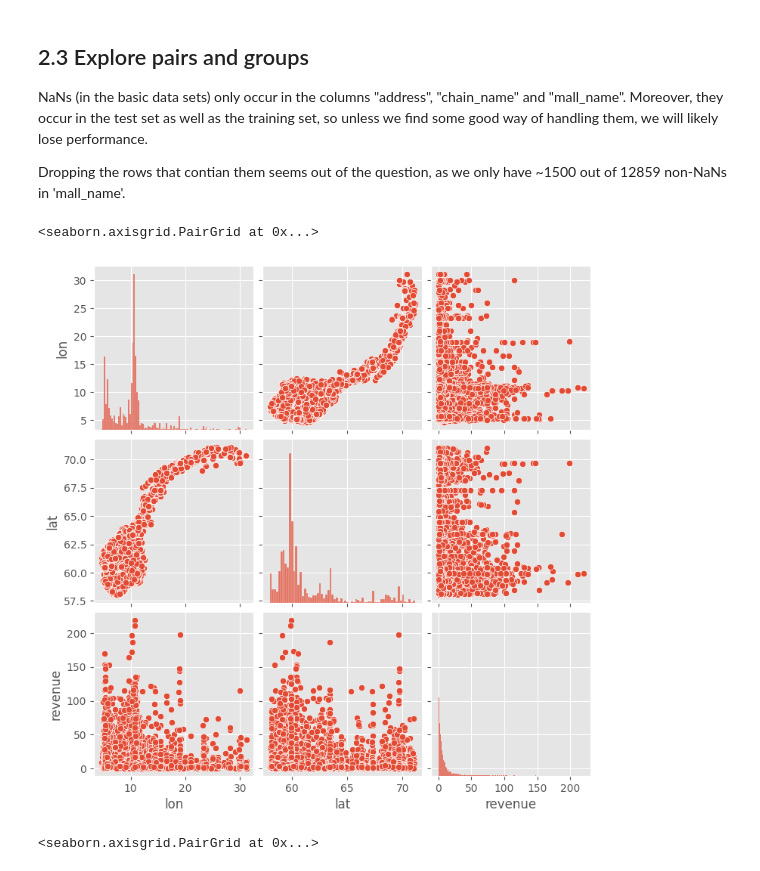
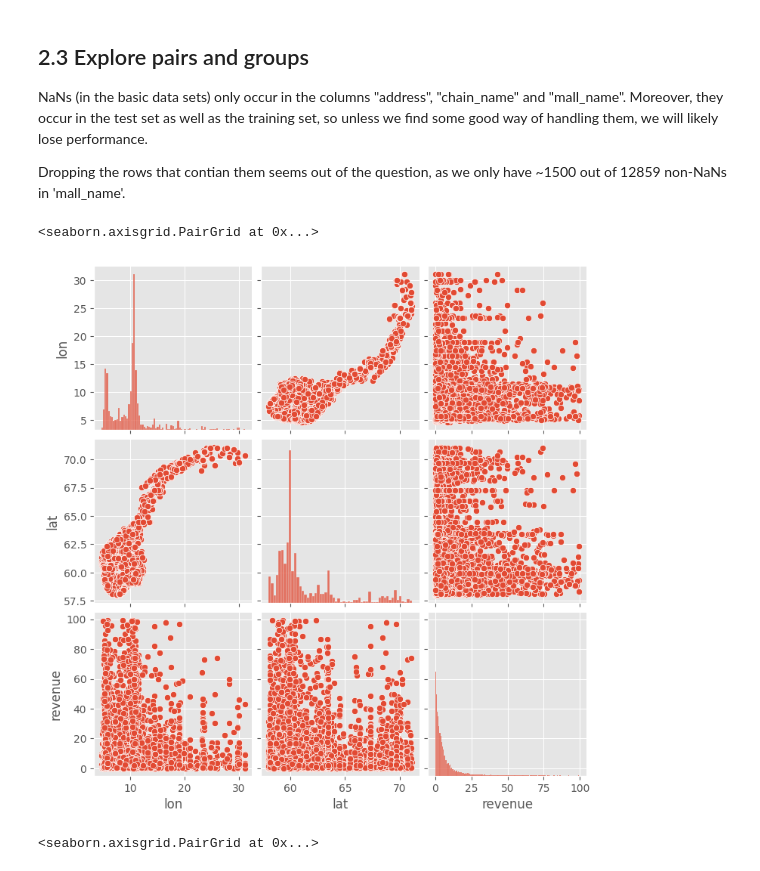
Before and after one commit to kasparpg/maskinprosjekt, a Jupyter notebook: Long-notebook.ipynb, the cells around one changed output. Saved outputs shown, nothing was run; the diff lists cells and outputs as text; code cells hidden in the pictures.

```diff
--- a/Long-notebook.ipynb
+++ b/Long-notebook.ipynb
@@ -51,0 +56,15 @@ warnings.filterwarnings('ignore')
+# %%
+# Reading the basic datasets
+df_train = pd.read_csv('data/stores_train.csv')
+df_test = pd.read_csv('data/stores_test.csv')
+df_full_basic = pd.concat([df_train, df_test])
+
+
+print('Number of Training Examples = {}'.format(df_train.shape[0]))
+print('Number of Test Examples = {}\n'.format(df_test.shape[0]))
+print('Training X Shape = {}'.format(df_train.shape))
+print('Training y Shape = {}\n'.format(df_train['revenue'].shape[0]))
+print('Test X Shape = {}'.format(df_test.shape))
+print('Test y Shape = {}\n'.format(df_test.shape[0]))
+print('Train columns \n', list(df_train.columns))
+print('Test columns \n', list(df_test.columns))
@@ -171,0 +123,15 @@ None
+# %%
+def clean(df: pd.DataFrame, min_val=0, max_val=100):
+    print('Length of data frame:', len(df))
+    df = df[(df.revenue > min_val) & (df.revenue < max_val)]
+    print('Length after removing extreme values and zero revenue retail stores:',  len(df))
+    # plt.hist(np.log1p(train.revenue), 30)
+    # plt.show()
+    return df.drop(columns=['revenue']), df.revenue
+
+
+df_full_basic, cleaned_revenue = clean(df_full_basic)
+df_full_basic["revenue"] = cleaned_revenue
+
+
+sns.boxplot(np.log1p(cleaned_revenue))
@@ -177,10 +161,10 @@ NaNs (in the basic data sets) only occur in the columns "address", "chain_name"
 
 Dropping the rows that contian them seems out of the question, as we only have ~1500 out of 12859 non-NaNs in 'mall_name'.
 # %%
-sns.pairplot(df_all, vars = ["lon", "lat", "revenue"])
+sns.pairplot(df_full_basic, vars = ["lon", "lat", "revenue"])
 # %% [output]
 <seaborn.axisgrid.PairGrid at 0x...>
-[figure, old version]
+[figure, new version]
 # %%
 sns.pairplot(df_train, vars = ["lon", "lat", "revenue"])
 # %% [output]
```
Also changed, not shown: parts of 29 cells of this notebook, 1 other file.
